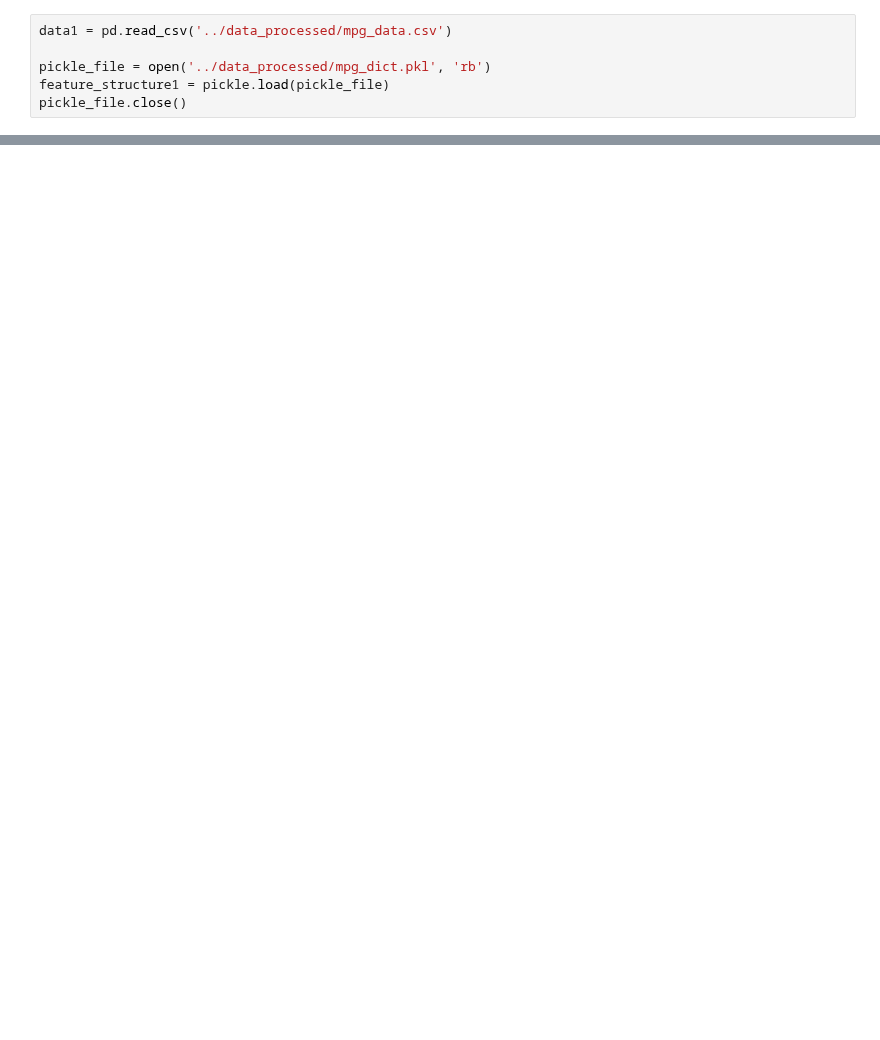
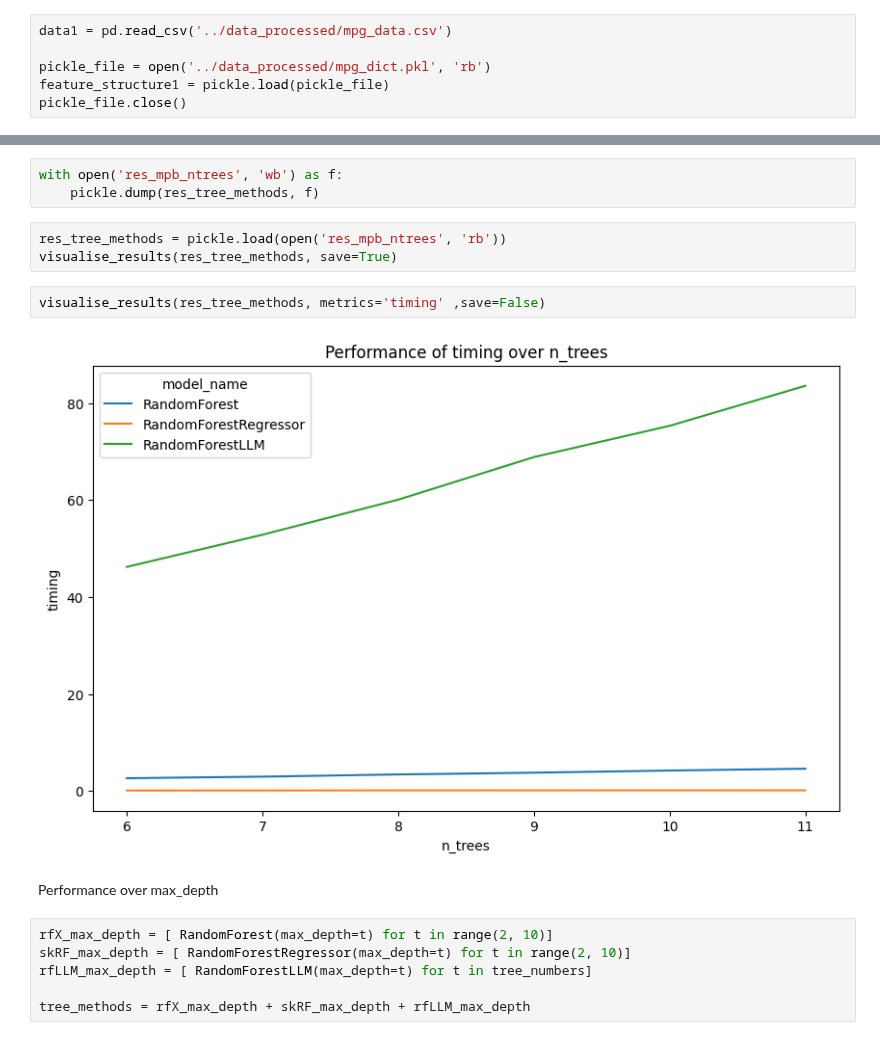
Before and after one commit to RabDou44/MachineLearning2024W, a Jupyter notebook: ass2/mpg_modelling.ipynb, the cells around one changed output, grey strips where cells are left out. Drawn from its saved outputs; the diff is of its cells as text; blank space fills up the shorter version.

```diff
--- a/ass2/mpg_modelling.ipynb
+++ b/ass2/mpg_modelling.ipynb
@@ -129 +57,19 @@ visualise_results(res_all_models, save=True)
+# %%
+with open('res_mpb_ntrees', 'wb') as f:
+    pickle.dump(res_tree_methods, f)
+# %%
+res_tree_methods = pickle.load(open('res_mpb_ntrees', 'rb'))
+visualise_results(res_tree_methods, save=True)
+# %%
+visualise_results(res_tree_methods, metrics='timing' ,save=False)
+# %% [output]
+[figure, added]
+# %% [markdown]
+Performance over max_depth
+# %%
+rfX_max_depth = [ RandomForest(max_depth=t) for t in range(2, 10)]
+skRF_max_depth = [ RandomForestRegressor(max_depth=t) for t in range(2, 10)]
+rfLLM_max_depth = [ RandomForestLLM(max_depth=t) for t in tree_numbers]
+
+tree_methods = rfX_max_depth + skRF_max_depth + rfLLM_max_depth
 # %%
```
Also changed, not shown: parts of 8 cells of this notebook, 4 other files.
